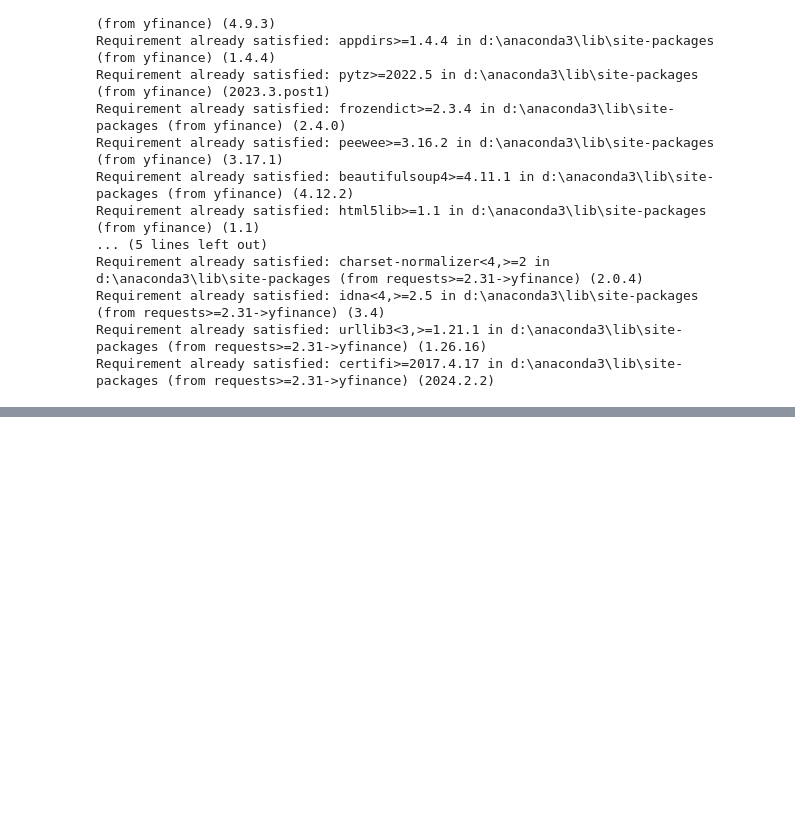
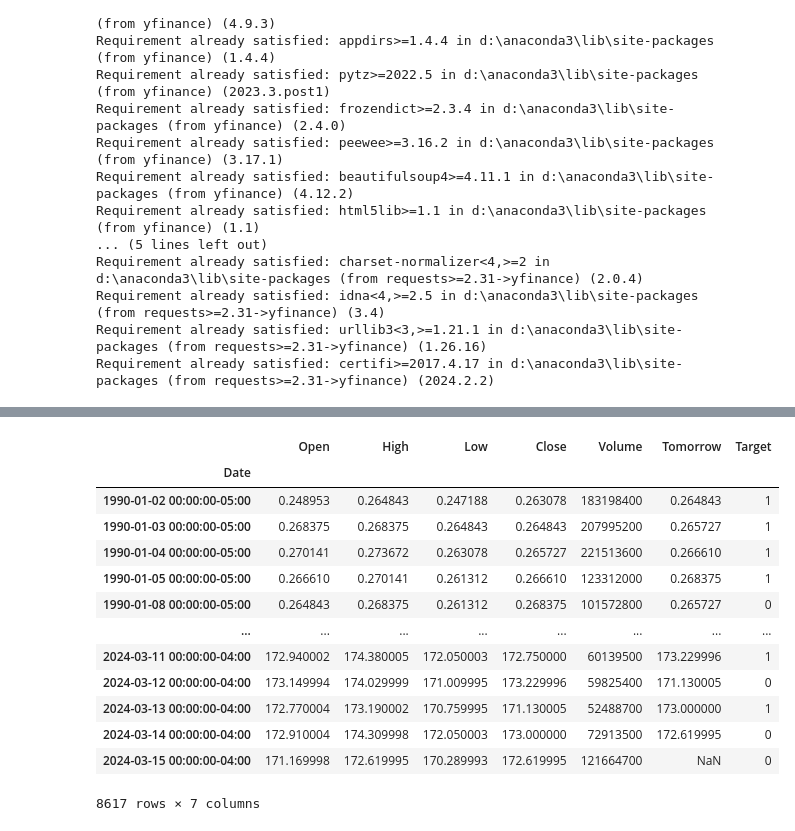
Before and after one commit to on-ai/Finance-Portfolio-Investment, a Jupyter notebook: NasdaqPortfolioPrediction.ipynb, the cells around one changed output, grey strips where cells are left out. Drawn from its saved outputs; the diff is of its cells as text; code cells hidden in the pictures; blank space fills up the shorter version.

```diff
--- a/NasdaqPortfolioPrediction.ipynb
+++ b/NasdaqPortfolioPrediction.ipynb
@@ -74 +81,18 @@ portfolio01["Target"] = (portfolio01["Tomorrow"] > portfolio01["Close"]).astype(
+# %%
+portfolio01
+# %% [output]
+|  | Open | High | Low | Close | Volume | Tomorrow | Target |
+| Date |  |  |  |  |  |  |  |
+| 1990-01-02 00:00:00-05:00 | 0.248953 | 0.264843 | 0.247188 | 0.263078 | 183198400 | 0.264843 | 1 |
+| 1990-01-03 00:00:00-05:00 | 0.268375 | 0.268375 | 0.264843 | 0.264843 | 207995200 | 0.265727 | 1 |
+| 1990-01-04 00:00:00-05:00 | 0.270141 | 0.273672 | 0.263078 | 0.265727 | 221513600 | 0.266610 | 1 |
+| 1990-01-05 00:00:00-05:00 | 0.266610 | 0.270141 | 0.261312 | 0.266610 | 123312000 | 0.268375 | 1 |
+| 1990-01-08 00:00:00-05:00 | 0.264843 | 0.268375 | 0.261312 | 0.268375 | 101572800 | 0.265727 | 0 |
+| ... | ... | ... | ... | ... | ... | ... | ... |
+| 2024-03-11 00:00:00-04:00 | 172.940002 | 174.380005 | 172.050003 | 172.750000 | 60139500 | 173.229996 | 1 |
+| 2024-03-12 00:00:00-04:00 | 173.149994 | 174.029999 | 171.009995 | 173.229996 | 59825400 | 171.130005 | 0 |
+| 2024-03-13 00:00:00-04:00 | 172.770004 | 173.190002 | 170.759995 | 171.130005 | 52488700 | 173.000000 | 1 |
+| 2024-03-14 00:00:00-04:00 | 172.910004 | 174.309998 | 172.050003 | 173.000000 | 72913500 | 172.619995 | 0 |
+| 2024-03-15 00:00:00-04:00 | 171.169998 | 172.619995 | 170.289993 | 172.619995 | 121664700 | NaN | 0 |
+8617 rows × 7 columns
 # %%
```
Also changed, not shown: parts of 28 cells of this notebook, 1 other file.
